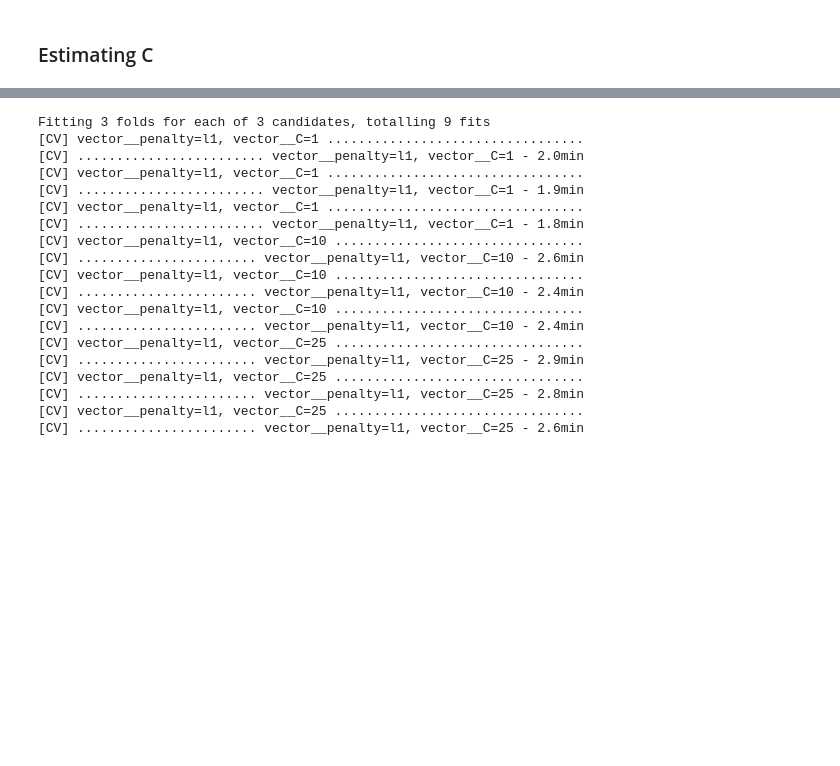
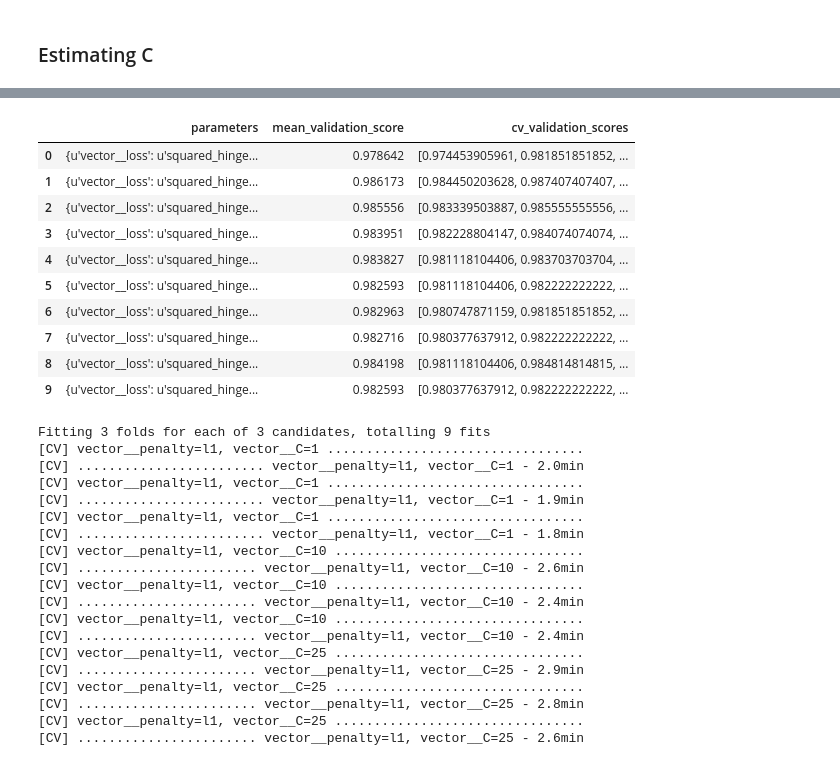
Before and after one commit to Fixman/aa, a Jupyter notebook: Classify_Fixman.ipynb, the cells around one changed output, grey strips where cells are left out. Cells and saved outputs as stored; diff of their text form; code cells hidden in the pictures; blank space fills up the shorter version.

```diff
--- a/Classify_Fixman.ipynb
+++ b/Classify_Fixman.ipynb
@@ -318,12 +550,11 @@ estimator = Pipeline([
 gs = GridSearchCV(
     estimator,
     {
-        'vector__penalty': ['l2'],
-        'vector__C': [.1, 1, 10]
+        'vector__loss': ['squared_hinge'],
+        'vector__penalty': ['l1', 'l2'],
+        'vector__C': [.01, .1, 1, 10, 100]
     },
     cv = 3,
     refit = False,
     verbose = 2
 )
-# %%
-gs.fit(X, y)
@@ -358,0 +561,7 @@ GridSearchCV(cv=3, error_score='raise',
+# %%
+Xs = X.sample(frac = 1/10, random_state = 0)
+Xsample = pandas.DataFrame(sklearn.preprocessing.scale(Xs), index = Xs.index, columns = Xs.columns)
+ysample = y.sample(frac = 1/10, random_state = 0)
+assert (Xsample.index == ysample.index).all()
+
+gs.fit(Xsample, ysample)
@@ -369,3 +669,17 @@ gs.grid_scores_
+# %%
+pandas.DataFrame.from_dict(gs.grid_scores_)
+# %% [output]
+|  | parameters | mean_validation_score | cv_validation_scores |
+| 0 | {u'vector__loss': u'squared_hinge... | 0.978642 | [0.974453905961, 0.981851851852, ... |
+| 1 | {u'vector__loss': u'squared_hinge... | 0.986173 | [0.984450203628, 0.987407407407, ... |
+| 2 | {u'vector__loss': u'squared_hinge... | 0.985556 | [0.983339503887, 0.985555555556, ... |
+| 3 | {u'vector__loss': u'squared_hinge... | 0.983951 | [0.982228804147, 0.984074074074, ... |
+| 4 | {u'vector__loss': u'squared_hinge... | 0.983827 | [0.981118104406, 0.983703703704, ... |
+| 5 | {u'vector__loss': u'squared_hinge... | 0.982593 | [0.981118104406, 0.982222222222, ... |
+| 6 | {u'vector__loss': u'squared_hinge... | 0.982963 | [0.980747871159, 0.981851851852, ... |
+| 7 | {u'vector__loss': u'squared_hinge... | 0.982716 | [0.980377637912, 0.982222222222, ... |
+| 8 | {u'vector__loss': u'squared_hinge... | 0.984198 | [0.981118104406, 0.984814814815, ... |
+| 9 | {u'vector__loss': u'squared_hinge... | 0.982593 | [0.980377637912, 0.982222222222, ... |
 # %%
 estimator = Pipeline([
     ('scale', StandardScaler()),
```
Also changed, not shown: parts of 30 cells of this notebook, 2 other files.
